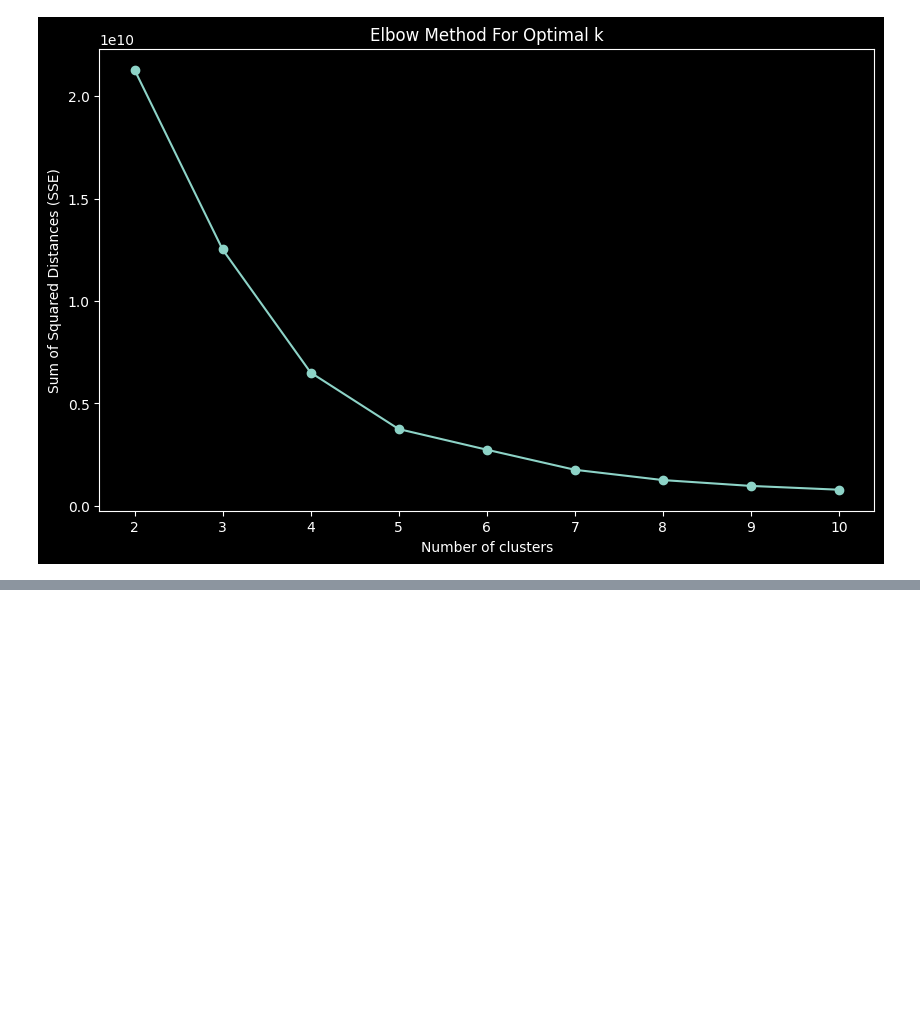
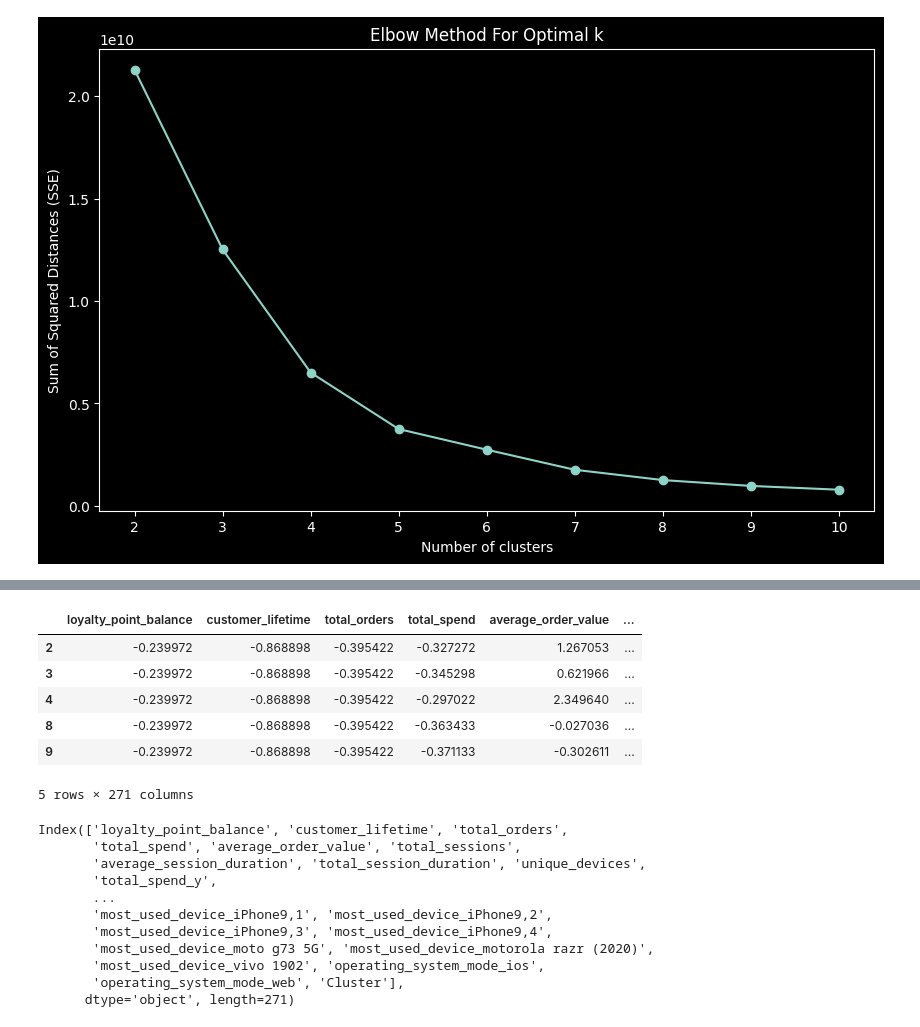
Before and after one commit to ssulaihasubi/floward-take-home-assessment, a Jupyter notebook: task-2-case-study-2-clustering.ipynb, the cells around one changed output, grey strips where cells are left out. Saved outputs shown, nothing was run; the diff lists cells and outputs as text; code cells hidden in the pictures; blank space fills up the shorter version.

```diff
--- a/task-2-case-study-2-clustering.ipynb
+++ b/task-2-case-study-2-clustering.ipynb
@@ -608,0 +639,23 @@ plt.show()
+# %%
+# Display the first few rows and column names of your dataframe
+display(clustering_df.head())
+display(clustering_df.columns)
+# %% [output]
+|  | loyalty_point_balance | customer_lifetime | total_orders | total_spend | average_order_value | ... |
+| 2 | -0.239972 | -0.868898 | -0.395422 | -0.327272 | 1.267053 | ... |
+| 3 | -0.239972 | -0.868898 | -0.395422 | -0.345298 | 0.621966 | ... |
+| 4 | -0.239972 | -0.868898 | -0.395422 | -0.297022 | 2.349640 | ... |
+| 8 | -0.239972 | -0.868898 | -0.395422 | -0.363433 | -0.027036 | ... |
+| 9 | -0.239972 | -0.868898 | -0.395422 | -0.371133 | -0.302611 | ... |
+5 rows × 271 columns
+Index(['loyalty_point_balance', 'customer_lifetime', 'total_orders',
+       'total_spend', 'average_order_value', 'total_sessions',
+       'average_session_duration', 'total_session_duration', 'unique_devices',
+       'total_spend_y',
+       ...
+       'most_used_device_iPhone9,1', 'most_used_device_iPhone9,2',
+       'most_used_device_iPhone9,3', 'most_used_device_iPhone9,4',
+       'most_used_device_moto g73 5G', 'most_used_device_motorola razr (2020)',
+       'most_used_device_vivo 1902', 'operating_system_mode_ios',
+       'operating_system_mode_web', 'Cluster'],
+      dtype='object', length=271)
```
Also changed, not shown: parts of 7 cells of this notebook.
